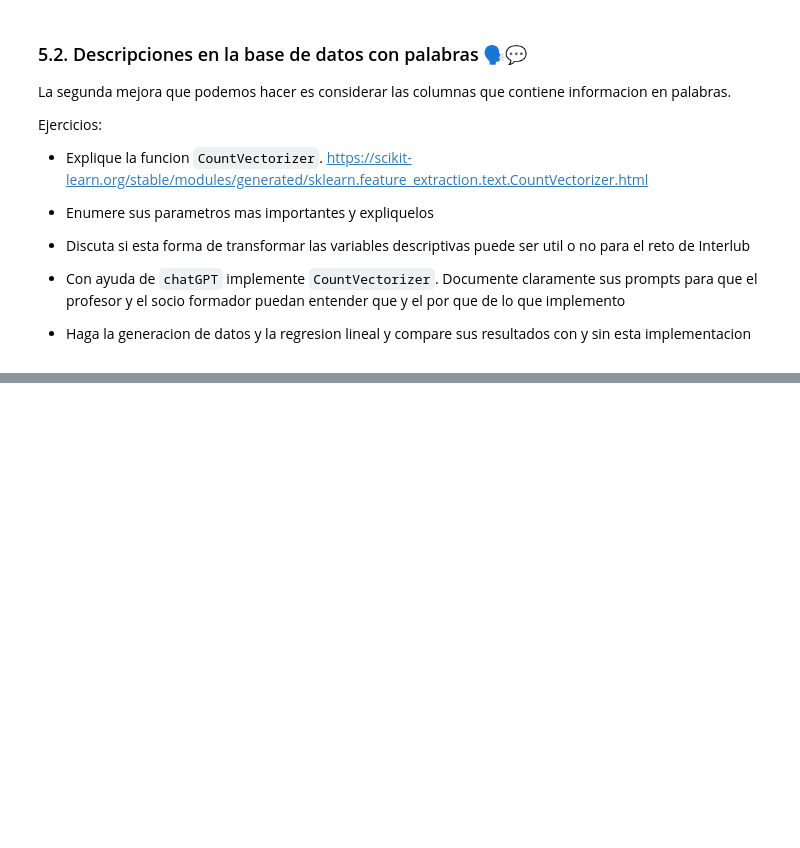
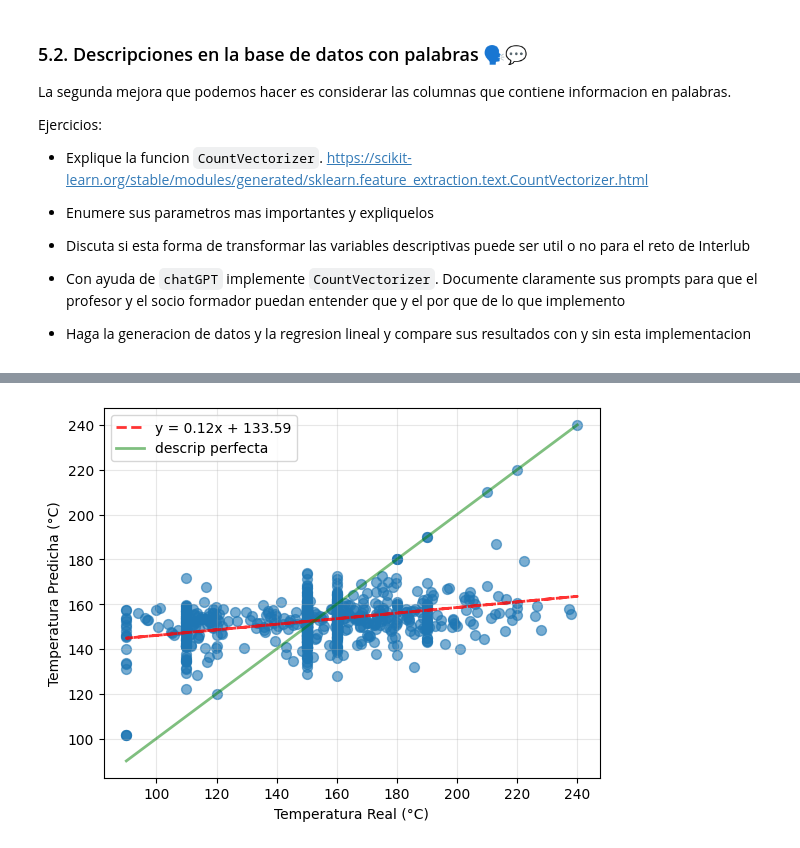
Before and after one commit to luiscarlosmarrufo/reto-interlub, a Jupyter notebook: notebooks/clase/2RetoInterlub_M2003B_student.ipynb, the cells around one changed output, grey strips where cells are left out. Drawn from its saved outputs; the diff is of its cells as text; code cells hidden in the pictures; blank space fills up the shorter version.

```diff
--- a/notebooks/clase/2RetoInterlub_M2003B_student.ipynb
+++ b/notebooks/clase/2RetoInterlub_M2003B_student.ipynb
@@ -321,0 +444,41 @@ Ejercicios:
+# %%
+X_sint, y_sint = simular_sinteticos_hibrido(
+    X=X_vectorized,
+    y=y,
+    n_nuevos=900,
+    random_state=316
+)
+# %%
+X_expanded = pd.concat([pd.DataFrame(X_vectorized.toarray(), columns=[f"f_{i}" for i in range(X_vectorized.shape[1])]), pd.DataFrame(X_sint, columns=[f"f_{i}" for i in range(X_vectorized.shape[1])])], ignore_index=True)
+y_expanded = pd.concat([pd.Series(y), pd.Series(y_sint)], ignore_index=True)
+# %%
+X_train, X_test, y_train, y_test = train_test_split(X_expanded, y_expanded, test_size=0.1, random_state=42)
+# %%
+model = LinearRegression()
+
+model.fit(X_train, y_train)
+
+y_pred_train = model.predict(X_train)
+y_pred_test = model.predict(X_test)
+# %%
+# graficar
+y_pred = y_pred_train
+y_real = y_train
+
+# linea de regresion para las predicciones
+z = np.polyfit(y_real, y_pred, 1)
+p = np.poly1d(z)
+
+plt.scatter(y_real, y_pred, alpha=0.6, s=50)
+plt.plot(y_real, p(y_real), "r--", alpha=0.8, linewidth=2,
+             label=f'y = {z[0]:.2f}x + {z[1]:.2f}')
+
+plt.plot([y_real.min(), y_real.max()], [y_real.min(), y_real.max()],
+             'g-', alpha=0.5, linewidth=2, label='descrip perfecta')
+
+plt.xlabel('Temperatura Real (°C)')
+plt.ylabel('Temperatura Predicha (°C)')
+plt.legend()
+plt.grid(True, alpha=0.3)
+# %% [output]
+[figure, added]
```
Also changed, not shown: parts of 5 cells of this notebook.
